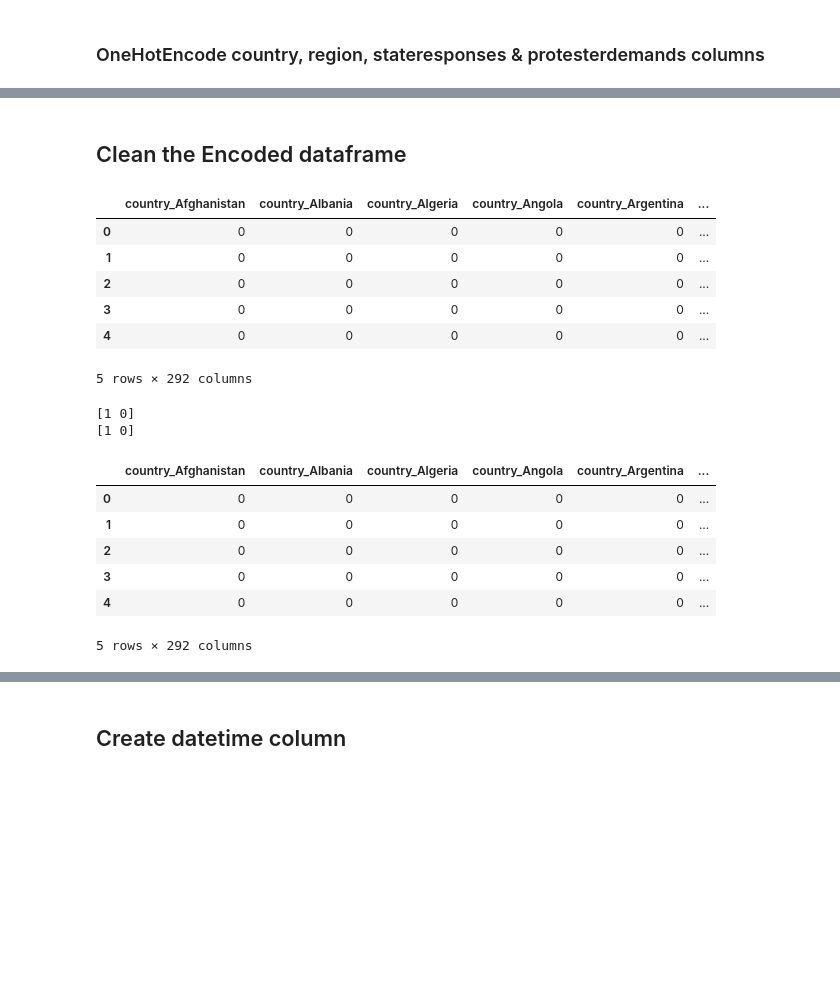
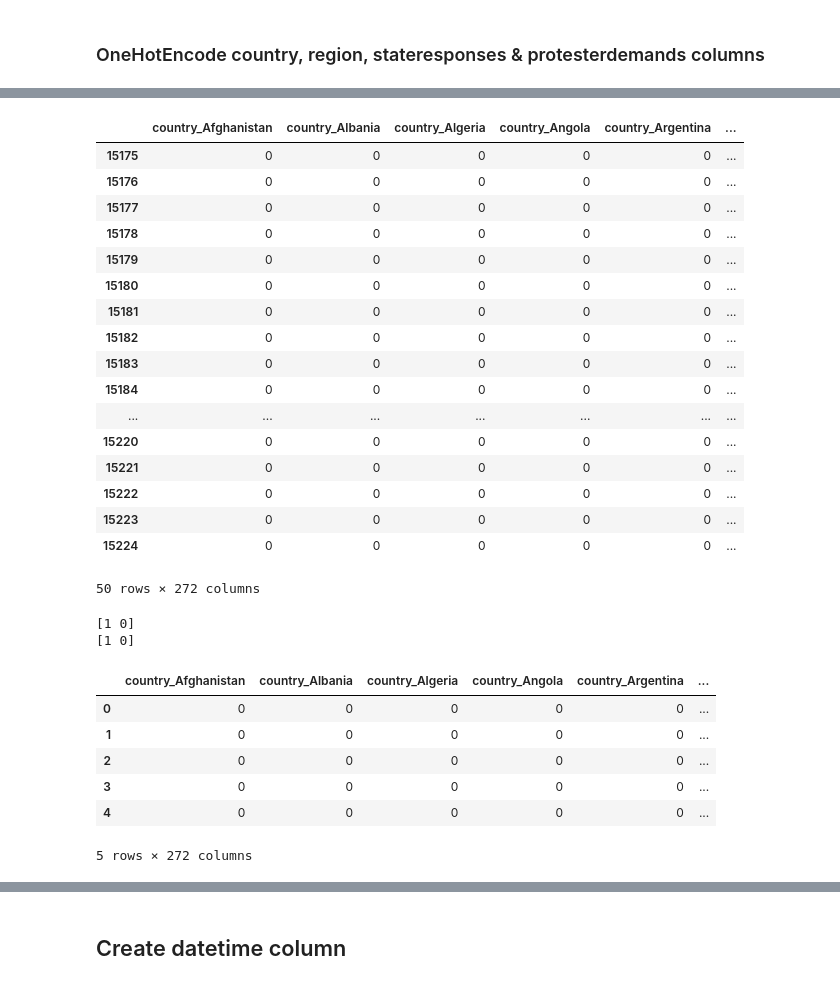
Before and after one commit to EmFib/Mass-Protests, a Jupyter notebook: Hayden Data Cleaning and EDA .ipynb, the cells around one changed output, grey strips where cells are left out. Cells and saved outputs as stored; diff of their text form; code cells hidden in the pictures; blank space fills up the shorter version.

Commit message:
most recent df (encoded protester_id_type and _protest_size_category)

```diff
--- a/Hayden Data Cleaning and EDA .ipynb
+++ b/Hayden Data Cleaning and EDA .ipynb
@@ -42,11 +42,11 @@ mass.rename(columns = {'PopMale':'pop_male', 'PopFemale':'pop_female', 'PopTotal
 # %% [markdown]
 ### OneHotEncode country, region, stateresponses & protesterdemands columns
 # %%
-# df with categorical variables that we want to encode
+# fill nulls with 'no response'
 df = mass[['country', 'region','protesterdemand1', 'protesterdemand2', 'protesterdemand3',
        'protesterdemand4', 'stateresponse1', 'stateresponse2',
        'stateresponse3', 'stateresponse4', 'stateresponse5', 'stateresponse6',
-       'stateresponse7', 'protest_size_category', 'protester_id_type']]
+       'stateresponse7']]
 df.head()
 # %% [output]
 |  | country | region | protesterdemand1 | protesterdemand2 | protesterdemand3 | protesterdemand4 | ... |
@@ -105,10 +100,10 @@ onehot = OneHotEncoder(dtype=np.int, sparse=True)
 
 ohe_df = pd.DataFrame(onehot.fit_transform(df[['country', 'region','stateresponse1', 'stateresponse2', 'stateresponse3', 'stateresponse4',
        'stateresponse5', 'stateresponse6', 'stateresponse7', 'protesterdemand1',
-       'protesterdemand2', 'protesterdemand3', 'protesterdemand4', 'protest_size_category', 'protester_id_type']]).toarray(),
+       'protesterdemand2', 'protesterdemand3', 'protesterdemand4']]).toarray(),
                          columns=onehot.get_feature_names(['country', 'region','stateresponse1', 'stateresponse2', 'stateresponse3', 'stateresponse4',
        'stateresponse5', 'stateresponse6', 'stateresponse7', 'protesterdemand1',
-       'protesterdemand2', 'protesterdemand3', 'protesterdemand4', 'protest_size_category', 'protester_id_type']))
+       'protesterdemand2', 'protesterdemand3', 'protesterdemand4']))
 # %%
 ohe_df.columns
 # %% [output]
@@ -139,32 +139,39 @@ ohe_df.head()
-# %% [markdown]
-## Clean the Encoded dataframe
 # %%
-# we want to consolidate each response/demand into their own columns
-# rather than having multiple government response/protester demand columns
 ohe_df['arrests'] = ohe_df['stateresponse1_arrests'] + ohe_df['stateresponse2_arrests'] + ohe_df['stateresponse3_arrests'] + ohe_df['stateresponse4_arrests'] + ohe_df['stateresponse5_arrests'] + ohe_df['stateresponse6_arrests'] + ohe_df['stateresponse7_arrests']
 ohe_df['accomodation'] = ohe_df['stateresponse1_accomodation'] + ohe_df['stateresponse2_accomodation'] + ohe_df['stateresponse3_accomodation'] + ohe_df['stateresponse4_accomodation'] + ohe_df['stateresponse5_accomodation'] + ohe_df['stateresponse6_accomodation'] + ohe_df['stateresponse7_accomodation']
 ohe_df['beatings'] = ohe_df['stateresponse1_beatings'] + ohe_df['stateresponse2_beatings'] + ohe_df['stateresponse3_beatings'] + ohe_df['stateresponse4_beatings'] + ohe_df['stateresponse5_beatings'] + ohe_df['stateresponse6_beatings'] + ohe_df['stateresponse7_beatings']
 ohe_df['crowddispersal'] = ohe_df['stateresponse1_crowd dispersal'] + ohe_df['stateresponse2_crowd dispersal'] + ohe_df['stateresponse3_crowd dispersal'] + ohe_df['stateresponse4_crowd dispersal'] + ohe_df['stateresponse5_crowd dispersal'] + ohe_df['stateresponse6_crowd dispersal']
 ohe_df['ignore'] = ohe_df['stateresponse1_ignore'] + ohe_df['stateresponse2_ignore'] + ohe_df['stateresponse3_ignore']
 ohe_df['killings'] = ohe_df['stateresponse1_killings'] + ohe_df['stateresponse2_killings'] + ohe_df['stateresponse3_killings'] + ohe_df['stateresponse4_killings'] + ohe_df['stateresponse5_killings'] + ohe_df['stateresponse6_killings'] + ohe_df['stateresponse7_killings']
 ohe_df['no_response'] = ohe_df['stateresponse1_None'] + ohe_df['stateresponse2_None'] + ohe_df['stateresponse3_None'] + ohe_df['stateresponse4_None'] + ohe_df['stateresponse5_None'] + ohe_df['stateresponse6_None'] + ohe_df['stateresponse7_None']
 ohe_df['shootings'] = ohe_df['stateresponse1_shootings'] + ohe_df['stateresponse2_shootings'] + ohe_df['stateresponse3_shootings'] + ohe_df['stateresponse4_shootings'] + ohe_df['stateresponse5_shootings']
 
 ohe_df['labor_wage_dispute'] = ohe_df['protesterdemand1_labor wage dispute'] + ohe_df['protesterdemand2_labor wage dispute'] + ohe_df['protesterdemand3_labor wage dispute'] + ohe_df['protesterdemand4_labor wage dispute']
 ohe_df['land_farm_issue'] = ohe_df['protesterdemand1_land farm issue'] + ohe_df['protesterdemand2_land farm issue'] + ohe_df['protesterdemand3_land farm issue'] + ohe_df['protesterdemand4_land farm issue']
 ohe_df['no_demands'] = ohe_df['protesterdemand1_None'] + ohe_df['protesterdemand2_None'] + ohe_df['protesterdemand3_None'] + ohe_df['protesterdemand4_None']
 ohe_df['police_brutality'] = ohe_df['protesterdemand1_police brutality'] + ohe_df['protesterdemand2_police brutality'] + ohe_df['protesterdemand3_police brutality'] + ohe_df['protesterdemand4_police brutality']
 ohe_df['political_behavior_process'] = ohe_df['protesterdemand1_political behavior, process'] + ohe_df['protesterdemand2_political behavior, process'] + ohe_df['protesterdemand3_political behavior, process'] + ohe_df['protesterdemand4_political behavior, process']
 ohe_df['price increases_tax_policy'] = ohe_df['protesterdemand1_price increases, tax policy'] + ohe_df['protesterdemand2_price increases, tax policy'] + ohe_df['protesterdemand3_price increases, tax policy'] + ohe_df['protesterdemand4_price increases, tax policy']
 ohe_df['removal_of_politician'] = ohe_df['protesterdemand1_removal of politician'] + ohe_df['protesterdemand2_removal of politician'] + ohe_df['protesterdemand3_removal of politician'] + ohe_df['protesterdemand4_removal of politician']
 ohe_df['social_restrictions'] = ohe_df['protesterdemand1_social restrictions'] + ohe_df['protesterdemand2_social restrictions'] + ohe_df['protesterdemand3_social restrictions']
-ohe_df.head()
+ohe_df.tail(50)
 # %% [output]
 |  | country_Afghanistan | country_Albania | country_Algeria | country_Angola | country_Argentina | ... |
-| 0 | 0 | 0 | 0 | 0 | 0 | ... |
-| 1 | 0 | 0 | 0 | 0 | 0 | ... |
-| 2 | 0 | 0 | 0 | 0 | 0 | ... |
-| 3 | 0 | 0 | 0 | 0 | 0 | ... |
-| 4 | 0 | 0 | 0 | 0 | 0 | ... |
+| 15175 | 0 | 0 | 0 | 0 | 0 | ... |
+| 15176 | 0 | 0 | 0 | 0 | 0 | ... |
+| 15177 | 0 | 0 | 0 | 0 | 0 | ... |
+| 15178 | 0 | 0 | 0 | 0 | 0 | ... |
+| 15179 | 0 | 0 | 0 | 0 | 0 | ... |
+| 15180 | 0 | 0 | 0 | 0 | 0 | ... |
+| 15181 | 0 | 0 | 0 | 0 | 0 | ... |
+| 15182 | 0 | 0 | 0 | 0 | 0 | ... |
+| 15183 | 0 | 0 | 0 | 0 | 0 | ... |
+| 15184 | 0 | 0 | 0 | 0 | 0 | ... |
+| ... | ... | ... | ... | ... | ... | ... |
+| 15220 | 0 | 0 | 0 | 0 | 0 | ... |
+| 15221 | 0 | 0 | 0 | 0 | 0 | ... |
+| 15222 | 0 | 0 | 0 | 0 | 0 | ... |
+| 15223 | 0 | 0 | 0 | 0 | 0 | ... |
+| 15224 | 0 | 0 | 0 | 0 | 0 | ... |
-5 rows × 292 columns
+50 rows × 272 columns
 # %%
@@ -178,8 +184,6 @@ print(ohe_df['no_response'].unique())
 [1 0]
 [1 0]
 # %%
-# clean response columns to (0,1)
-
 ohe_df['arrests'] = ohe_df['arrests'].map(lambda x: 1 if x >= 1 else 0)
 ohe_df['accomodation'] = ohe_df['accomodation'].map(lambda x: 1 if x >= 1 else 0)
 ohe_df['beatings'] = ohe_df['beatings'].map(lambda x: 1 if x >= 1 else 0)
@@ -197,4 +201,4 @@ ohe_df.head()
 | 2 | 0 | 0 | 0 | 0 | 0 | ... |
 | 3 | 0 | 0 | 0 | 0 | 0 | ... |
 | 4 | 0 | 0 | 0 | 0 | 0 | ... |
-5 rows × 292 columns
+5 rows × 272 columns
```
Also changed, not shown: parts of 83 cells of this notebook.
